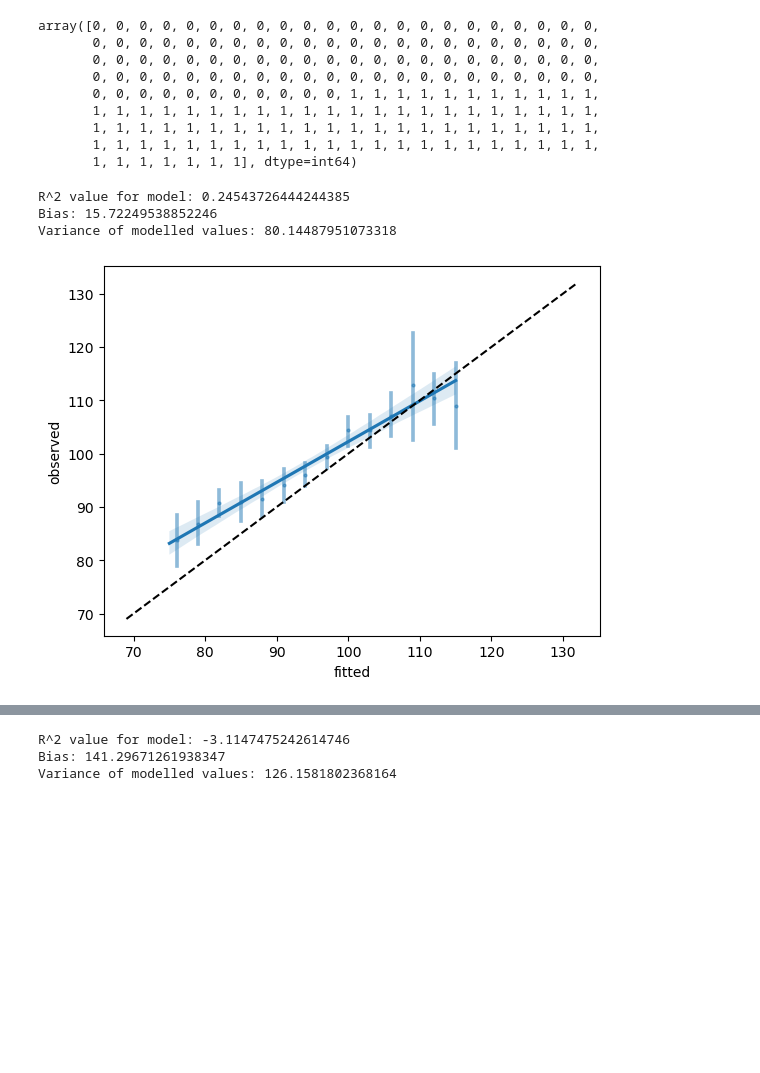
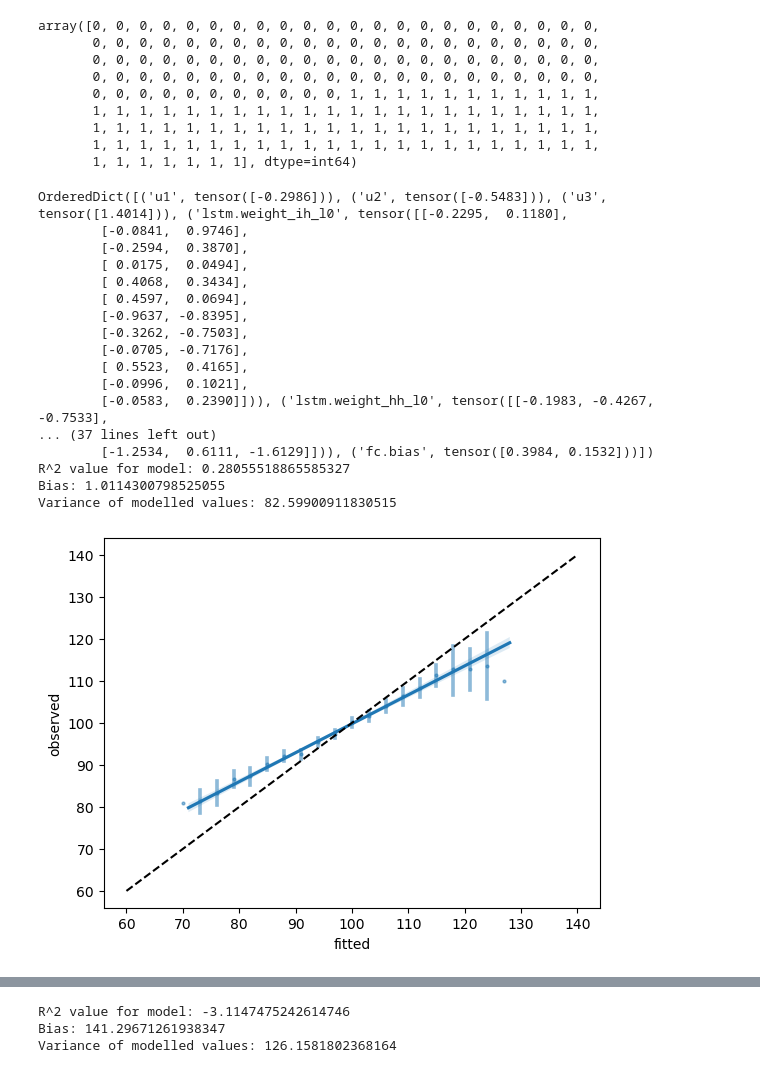
Before and after one commit to MartinP556/ML_algorithms, a Jupyter notebook: LSTM.ipynb, the cells around one changed output, grey strips where cells are left out. Drawn from its saved outputs; the diff is of its cells as text; code cells hidden in the pictures; blank space fills up the shorter version.

```diff
--- a/LSTM.ipynb
+++ b/LSTM.ipynb
@@ -400,0 +461,8 @@ class LSTMClassifier(nn.Module):
+# %%
+def plot_from_saved(savename, model, val_dl):
+    model_dir = 'C:\\Users\\wlwc1989\\Documents\\Phenology_Test_Notebooks\\ML_algorithms\\saved_models\\'
+    model_path = os.path.join(model_dir, savename + ".pt")
+    checkpoint = torch.load(model_path, weights_only=True)
+    model.load_state_dict(checkpoint['model_state_dict'])
+    #optimizer.load_state_dict(checkpoint['optimizer_state_dict'])
+    plot_fitted_observed(model, val_dl)
@@ -445,12 +596,15 @@ hidden_dim = 3
 num_layers = 2
 output_dim = 2  # Example: 5 classes
 
-model = LSTMClassifier(input_dim, hidden_dim, num_layers, output_dim)
+model = LSTMClassifier_KG(input_dim, hidden_dim, num_layers, output_dim)
+
+for param in [model.u1, model.u2, model.u3]:
+    param.requires_grad = False
 
 # Loss function and optimizer
 criterion = nn.NLLLoss()  # For multi-class classification
 optimizer = torch.optim.Adam(model.parameters(), lr=0.01)
 
 epochs = 200
-fit(epochs, model, criterion, optimizer, train_dl, val_dl, save_name = 'LSTM_SSA')
+fit(epochs, model, criterion, optimizer, train_dl, val_dl, save_name = 'LSTM_SSA_no_KG')
 # %% [output]
@@ -475,18 +628,0 @@ fit(epochs, model, criterion, optimizer, train_dl, val_dl, save_name = 'LSTM_SSA
-# %%
-bs = 500
-n_channels = 1
-train_dl, val_dl = train_test_dl_from_tensors(temp_series_DE, NDVI_labels_DE, bs = bs, n_channels = n_channels)
-
-input_dim = n_channels # Example: 100-dimensional word embeddings
-hidden_dim = 3
-num_layers = 2
-output_dim = 2  # Example: 5 classes
-
-model = LSTMClassifier(input_dim, hidden_dim, num_layers, output_dim)
-
-# Loss function and optimizer
-criterion = nn.NLLLoss()  # For multi-class classification
-optimizer = torch.optim.Adam(model.parameters(), lr=0.01)
-
-epochs = 50
-fit(epochs, model, criterion, optimizer, train_dl, val_dl, save_name = 'LSTM_temp')
@@ -525,7 +677,8 @@ tensor([ 92.,  74.,  98., 128.,  91.,  97., 102.,  93., 102.,  89.,  91.,  94.,
 # %%
 bs = 500
 n_channels = 1
-train_dl, val_dl = train_test_dl_from_tensors(temp_series_DE, NDVI_labels_DE, bs = bs, n_channels = n_channels)
+#train_dl, val_dl = train_test_dl_from_tensors(temp_series_DE, NDVI_labels_DE, bs = bs, n_channels = n_channels)
+#train_dl, val_dl = train_test_dl_from_tensors(temp_series_SSA, NDVI_labels_SSA, bs = bs, n_channels = n_channels)
 #n_channels = 2
 bs = 500
 input_dim = n_channels # Example: 100-dimensional word embeddings
@@ -533,8 +686,8 @@ hidden_dim = 3
 num_layers = 2
 output_dim = 2  # Example: 5 classes
 
-model = LSTMClassifier(input_dim, hidden_dim, num_layers, output_dim)
+model = LSTMClassifier_KG(input_dim, hidden_dim, num_layers, output_dim)
 
-train_dl_SSA, val_dl_SSA = train_test_dl_from_tensors(temp_NDVI_series_SSA, NDVI_labels_SSA, bs = bs, n_channels = n_channels, train_proportion=0)
-fitted = plot_from_saved('LSTM_temp', model, val_dl, method = 'cumulative')
+train_dl_SSA, val_dl_SSA = train_test_dl_from_tensors(temp_series_SSA, NDVI_labels_SSA, bs = bs, n_channels = n_channels, train_proportion=0)
+fitted = plot_from_saved('LSTM_KG', model, val_dl_SSA, method = 'regression')
 # %% [output]
@@ -562,9 +732,23 @@ array([0, 0, 0, 0, 0, 0, 0, 0, 0, 0, 0, 0, 0, 0, 0, 0, 0, 0, 0, 0, 0, 0,
        1, 1, 1, 1, 1, 1, 1, 1, 1, 1, 1, 1, 1, 1, 1, 1, 1, 1, 1, 1, 1, 1,
        1, 1, 1, 1, 1, 1, 1], dtype=int64)
 # %%
-plot_from_saved('LSTM_temp', model, val_dl, method = 'regression')
+plot_from_saved('LSTM_KG_SAT_big', model, val_dl, method = 'regression')
 # %% [output]
-R^2 value for model: 0.24543726444244385
-Bias: 15.72249538852246
-Variance of modelled values: 80.14487951073318
+OrderedDict([('u1', tensor([-0.2986])), ('u2', tensor([-0.5483])), ('u3', tensor([1.4014])), ('lstm.weight_ih_l0', tensor([[-0.2295,  0.1180],
+        [-0.0841,  0.9746],
+        [-0.2594,  0.3870],
+        [ 0.0175,  0.0494],
+        [ 0.4068,  0.3434],
+        [ 0.4597,  0.0694],
+        [-0.9637, -0.8395],
+        [-0.3262, -0.7503],
+        [-0.0705, -0.7176],
+        [ 0.5523,  0.4165],
+        [-0.0996,  0.1021],
+        [-0.0583,  0.2390]])), ('lstm.weight_hh_l0', tensor([[-0.1983, -0.4267, -0.7533],
+... (37 lines left out)
+        [-1.2534,  0.6111, -1.6129]])), ('fc.bias', tensor([0.3984, 0.1532]))])
+R^2 value for model: 0.28055518865585327
+Bias: 1.0114300798525055
+Variance of modelled values: 82.59900911830515
-[figure, old version]
+[figure, new version]
```
Also changed, not shown: parts of 24 cells of this notebook, 1 other file.
